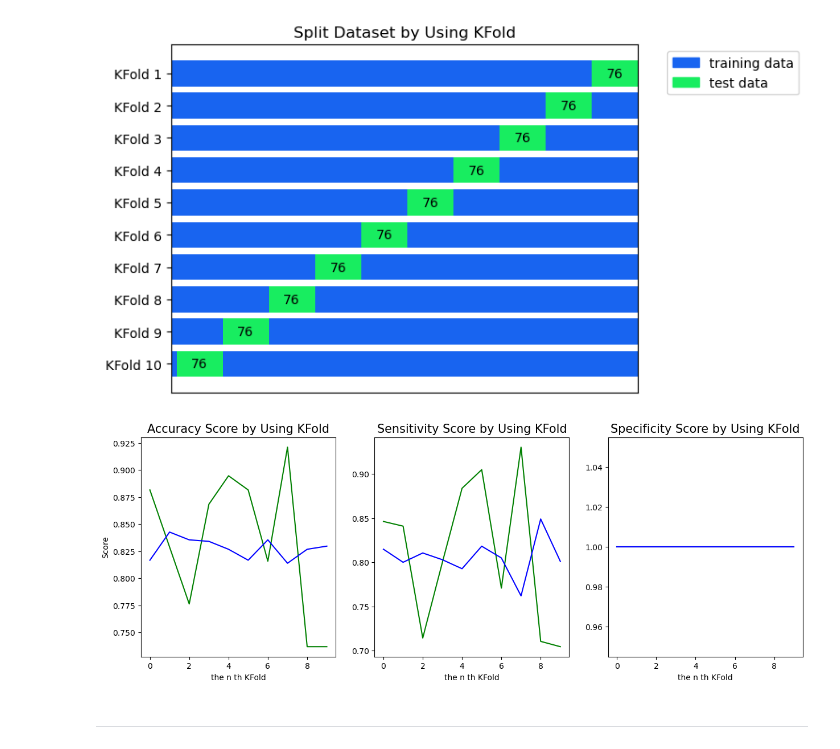
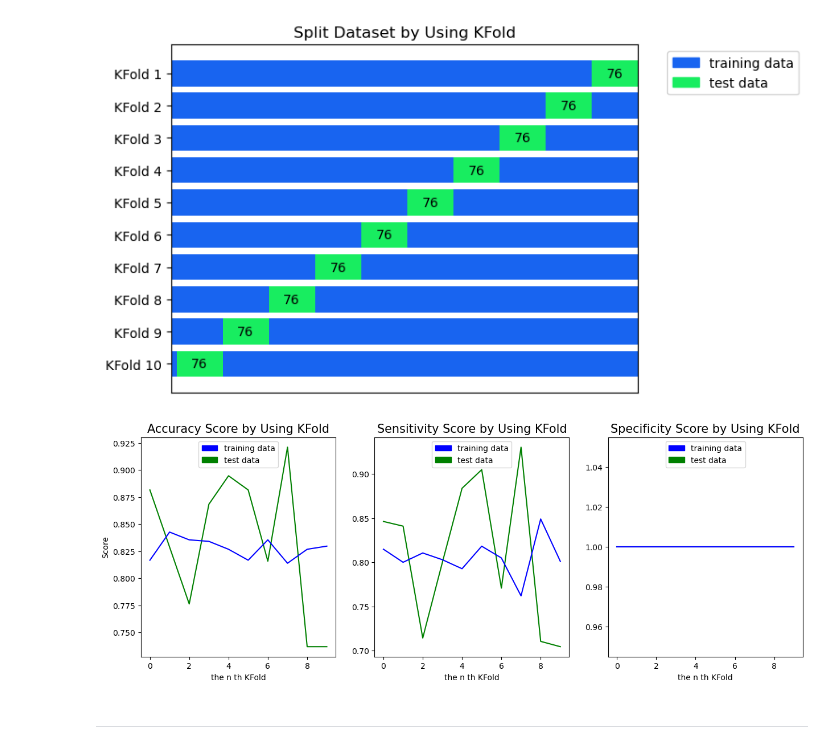
Before and after one commit to OatKID/MLProject, a Jupyter notebook: main.ipynb, the cells around one changed output. Saved outputs shown, nothing was run; the diff lists cells and outputs as text; code cells hidden in the pictures.

Commit message:
edit parameter of model and impove graph

```diff
--- a/main.ipynb
+++ b/main.ipynb
@@ -373,23 +374,27 @@ plt.show()
 # %%
 fig, (ax1, ax2, ax3) = plt.subplots(1,3, figsize=(15, 5))
 
 ax1.plot(kfold.array_accuracy_test, color="g")
 ax1.plot(kfold.array_accuracy_train, color="b")
 ax1.set_title("Accuracy Score by Using KFold", fontsize=15)
 ax1.set_ylabel("Score")
 ax1.set_xlabel("the n th KFold")
 ax2.plot(kfold.array_sensitivity_test, color="g")
 ax2.plot(kfold.array_sensitivity_train, color="b")
 ax2.set_title("Sensitivity Score by Using KFold", fontsize=15)
 ax2.set_xlabel("the n th KFold")
 ax3.plot(kfold.array_specificity_test, color="g")
 ax3.plot(kfold.array_specificity_train, color="b")
 ax3.set_title("Specificity Score by Using KFold", fontsize=15)
 ax3.set_xlabel("the n th KFold")
-
+patch1 = mpatches.Patch(color="b", label="training data")
+patch2 = mpatches.Patch(color="g", label="test data")
+ax1.legend(handles=[patch1, patch2], loc="upper center")
+ax2.legend(handles=[patch1, patch2], loc="upper center")
+ax3.legend(handles=[patch1, patch2], loc="upper center")
 
 plt.show()
 # %% [output]
-[figure, old version]
+[figure, new version]
 # %% [markdown]
 ---
```
Also changed, not shown: parts of 7 cells of this notebook.
